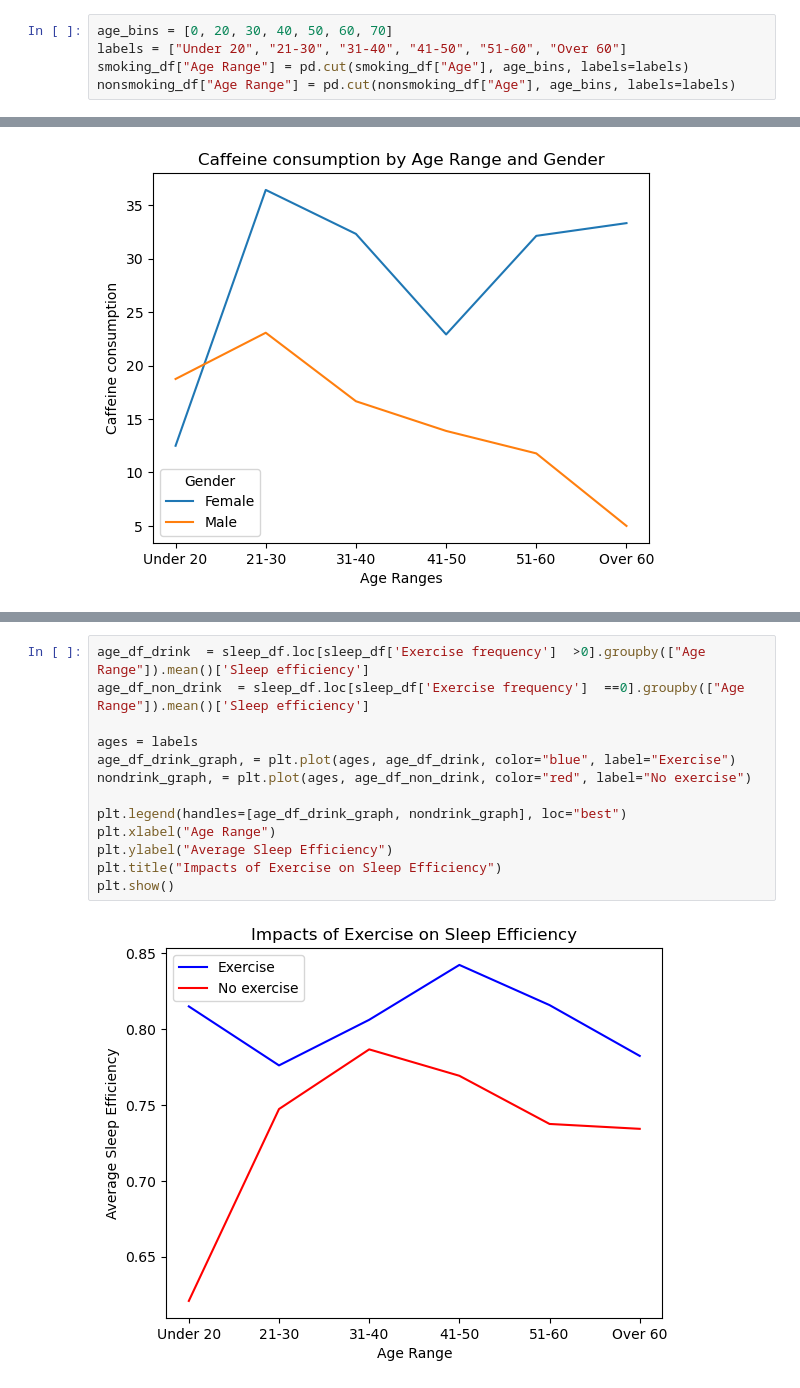
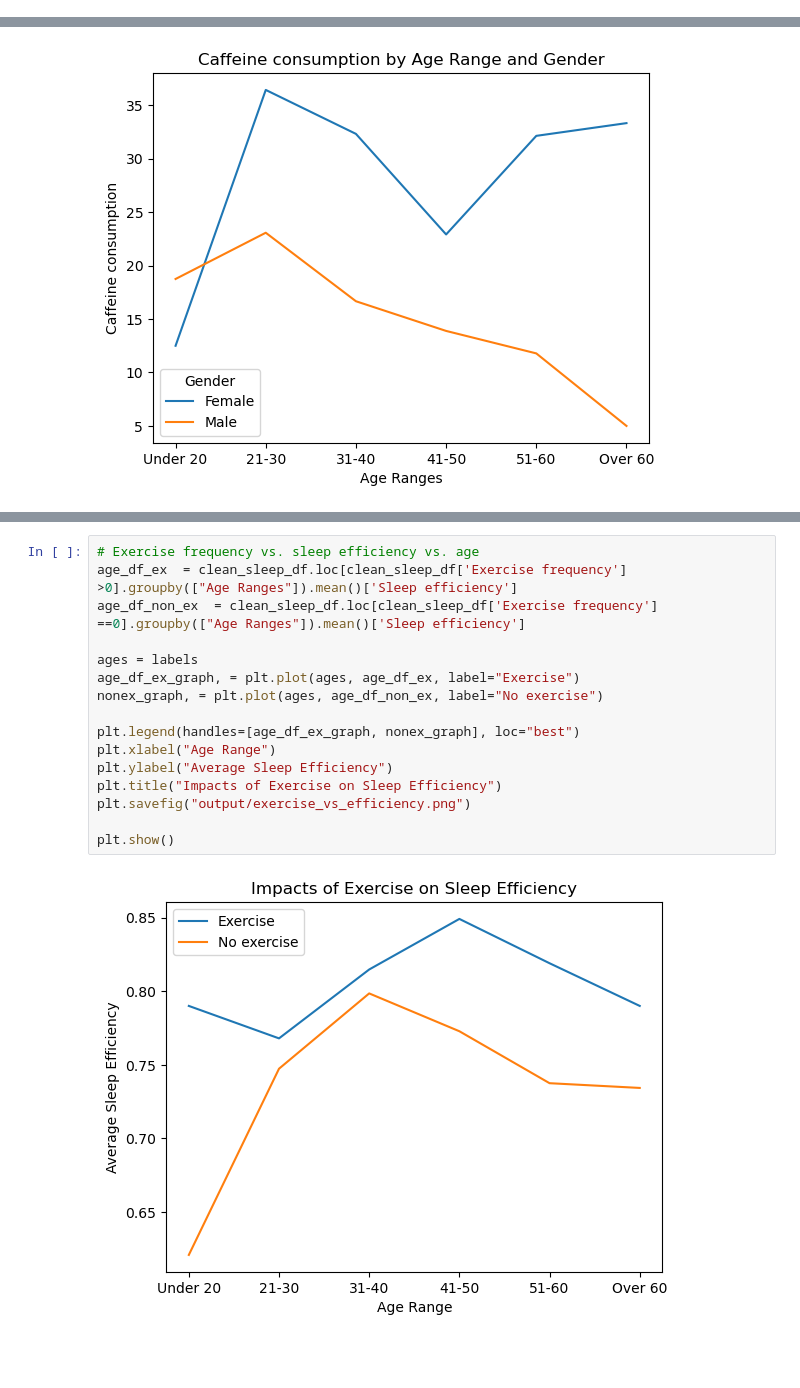
Before and after one commit to JenFreeze/Project_1, a Jupyter notebook: project1.ipynb, the cells around one changed output, grey strips where cells are left out. Saved outputs shown, nothing was run; the diff lists cells and outputs as text; blank space fills up the shorter version.

```diff
--- a/project1.ipynb
+++ b/project1.ipynb
@@ -447,5 +449,0 @@ nonsmoking_df = clean_sleep.loc[clean_sleep["Smoking status"] == "No"]
-# %%
-age_bins = [0, 20, 30, 40, 50, 60, 70]
-labels = ["Under 20", "21-30", "31-40", "41-50", "51-60", "Over 60"]
-smoking_df["Age Range"] = pd.cut(smoking_df["Age"], age_bins, labels=labels)
-nonsmoking_df["Age Range"] = pd.cut(nonsmoking_df["Age"], age_bins, labels=labels)
@@ -635,16 +634,19 @@ plt.show()
 # %%
-age_df_drink  = sleep_df.loc[sleep_df['Exercise frequency']  >0].groupby(["Age Range"]).mean()['Sleep efficiency']
-age_df_non_drink  = sleep_df.loc[sleep_df['Exercise frequency']  ==0].groupby(["Age Range"]).mean()['Sleep efficiency']
+# Exercise frequency vs. sleep efficiency vs. age
+age_df_ex  = clean_sleep_df.loc[clean_sleep_df['Exercise frequency']  >0].groupby(["Age Ranges"]).mean()['Sleep efficiency']
+age_df_non_ex  = clean_sleep_df.loc[clean_sleep_df['Exercise frequency']  ==0].groupby(["Age Ranges"]).mean()['Sleep efficiency']
 
 ages = labels
-age_df_drink_graph, = plt.plot(ages, age_df_drink, color="blue", label="Exercise")
-nondrink_graph, = plt.plot(ages, age_df_non_drink, color="red", label="No exercise")
+age_df_ex_graph, = plt.plot(ages, age_df_ex, label="Exercise")
+nonex_graph, = plt.plot(ages, age_df_non_ex, label="No exercise")
 
-plt.legend(handles=[age_df_drink_graph, nondrink_graph], loc="best")
+plt.legend(handles=[age_df_ex_graph, nonex_graph], loc="best")
 plt.xlabel("Age Range")
 plt.ylabel("Average Sleep Efficiency")
 plt.title("Impacts of Exercise on Sleep Efficiency")
+plt.savefig("output/exercise_vs_efficiency.png")
+
 plt.show()
 # %% [output]
-[figure, old version]
+[figure, new version]
 # %%
```
Also changed, not shown: parts of 21 cells of this notebook, 16 other files.
